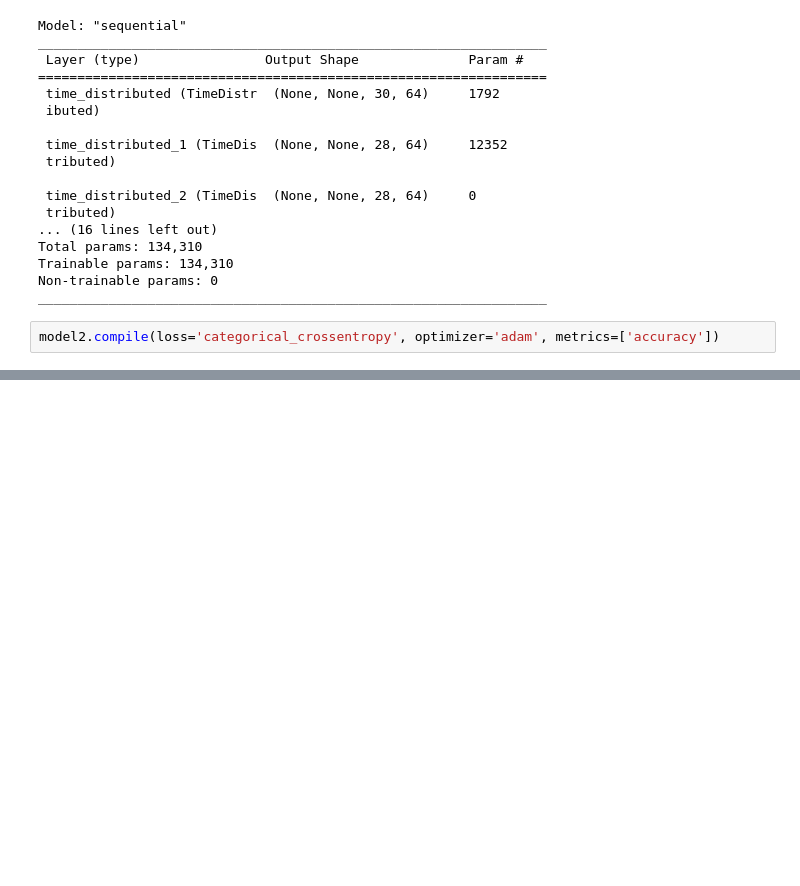
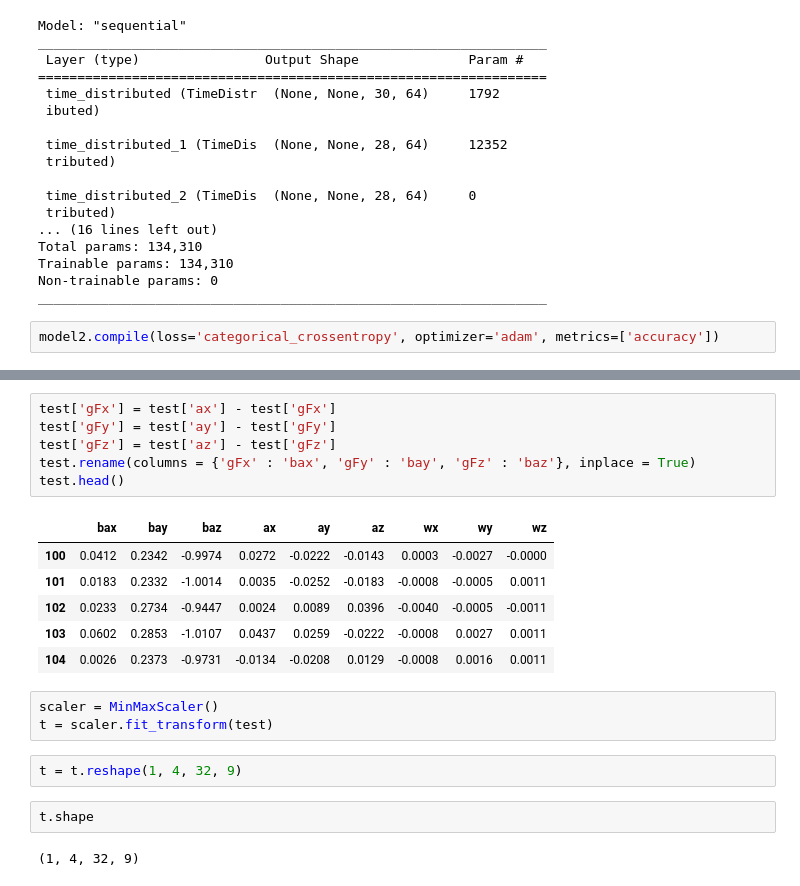
Before and after one commit to Aniket-tempest/HAR-EmployeeIdentification, a Jupyter notebook: HAR_DeepLearning.ipynb, the cells around one changed output, grey strips where cells are left out. Saved outputs shown, nothing was run; the diff lists cells and outputs as text; blank space fills up the shorter version.

```diff
--- a/HAR_DeepLearning.ipynb
+++ b/HAR_DeepLearning.ipynb
@@ -314,0 +379,22 @@ Loss:  0.8079065680503845
+# %%
+test['gFx'] = test['ax'] - test['gFx']
+test['gFy'] = test['ay'] - test['gFy']
+test['gFz'] = test['az'] - test['gFz']
+test.rename(columns = {'gFx' : 'bax', 'gFy' : 'bay', 'gFz' : 'baz'}, inplace = True)
+test.head()
+# %% [output]
+|  | bax | bay | baz | ax | ay | az | wx | wy | wz |
+| 100 | 0.0412 | 0.2342 | -0.9974 | 0.0272 | -0.0222 | -0.0143 | 0.0003 | -0.0027 | -0.0000 |
+| 101 | 0.0183 | 0.2332 | -1.0014 | 0.0035 | -0.0252 | -0.0183 | -0.0008 | -0.0005 | 0.0011 |
+| 102 | 0.0233 | 0.2734 | -0.9447 | 0.0024 | 0.0089 | 0.0396 | -0.0040 | -0.0005 | -0.0011 |
+| 103 | 0.0602 | 0.2853 | -1.0107 | 0.0437 | 0.0259 | -0.0222 | -0.0008 | 0.0027 | 0.0011 |
+| 104 | 0.0026 | 0.2373 | -0.9731 | -0.0134 | -0.0208 | 0.0129 | -0.0008 | 0.0016 | 0.0011 |
+# %%
+scaler = MinMaxScaler()
+t = scaler.fit_transform(test)
+# %%
+t = t.reshape(1, 4, 32, 9)
+# %%
+t.shape
+# %% [output]
+(1, 4, 32, 9)
```
Also changed, not shown: parts of 35 cells of this notebook.
